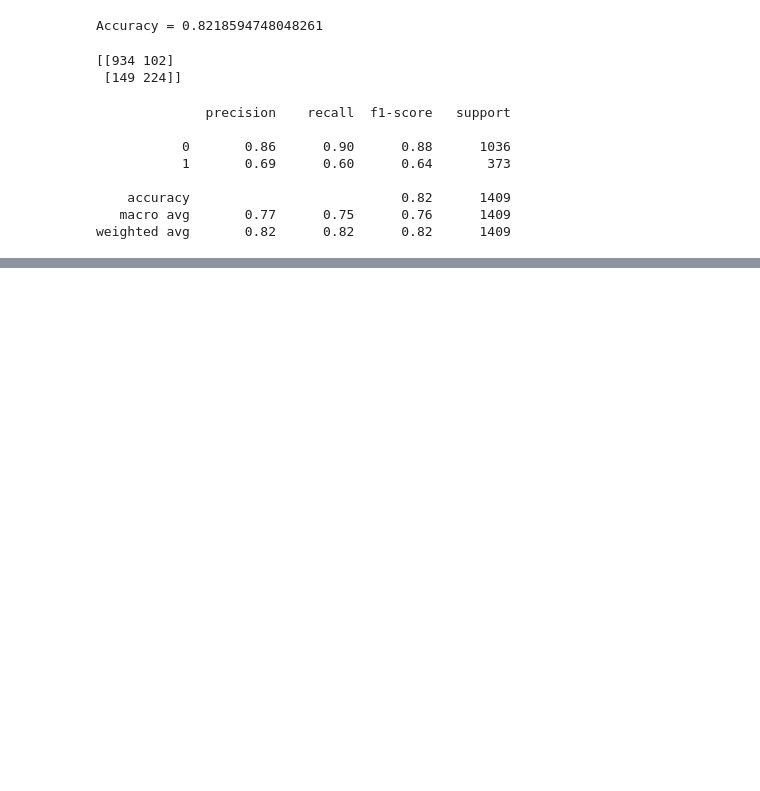
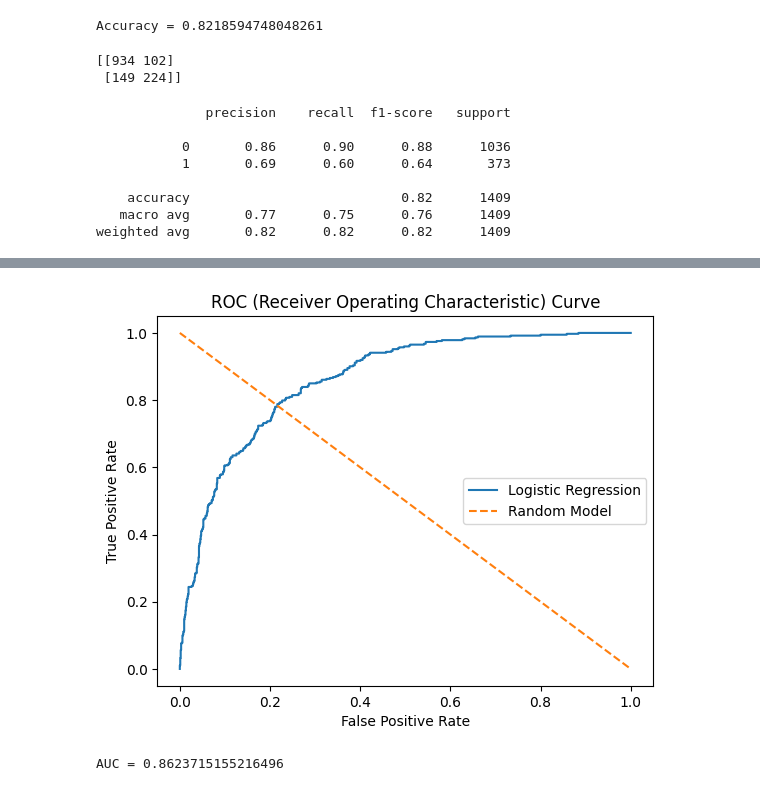
Before and after one commit to Vkdevnani/customer-churn-prediction, a Jupyter notebook: notebooks/eda.ipynb, the cells around one changed output, grey strips where cells are left out. Drawn from its saved outputs; the diff is of its cells as text; code cells hidden in the pictures; blank space fills up the shorter version.

Commit message:
Commit 4: Threshold tuning with ROC curve and AUC analysis

```diff
--- a/notebooks/eda.ipynb
+++ b/notebooks/eda.ipynb
@@ -250,6 +250,6 @@ print(classification_report(y_test, y_pred))
    macro avg       0.77      0.75      0.76      1409
 weighted avg       0.82      0.82      0.82      1409
 # %%
-y_prob = model.predict_proba(x_test)
+y_prob = model.predict_proba(x_test)[:, 1]
 print(y_prob)
 # %% [output]
@@ -262,0 +272,29 @@ print(y_prob)
+# %%
+from sklearn.metrics import roc_curve
+
+fpr, tpr, thresholds = roc_curve(y_test, y_prob)
+# %%
+import matplotlib.pyplot as plt
+
+plt.figure()
+
+plt.plot(fpr, tpr, label = "Logistic Regression")
+
+plt.plot([0,1], [1,0], linestyle = "--", label = "Random Model")
+
+plt.xlabel("False Positive Rate")
+plt.ylabel("True Positive Rate")
+plt.title("ROC (Receiver Operating Characteristic) Curve")
+
+plt.legend()
+plt.show()
+# %% [output]
+[figure, added]
+# %%
+from sklearn.metrics import roc_auc_score
+
+auc = roc_auc_score(y_test, y_prob)
+
+print("AUC =", auc)
+# %% [output]
+AUC = 0.8623715155216496
```
Also changed, not shown: parts of 2 cells of this notebook.
